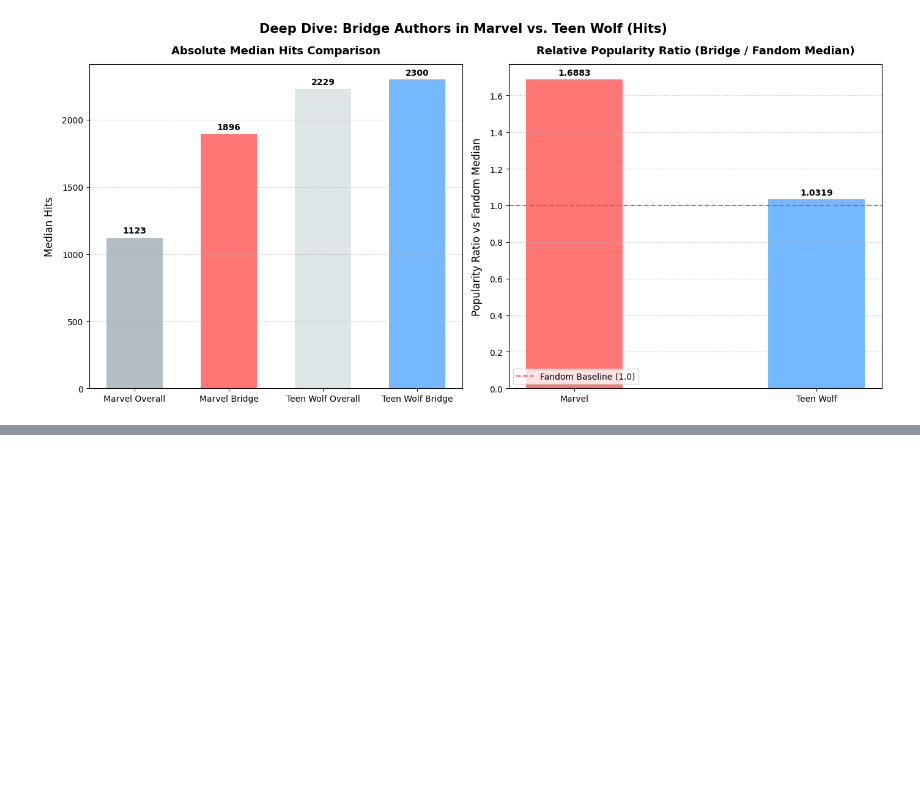
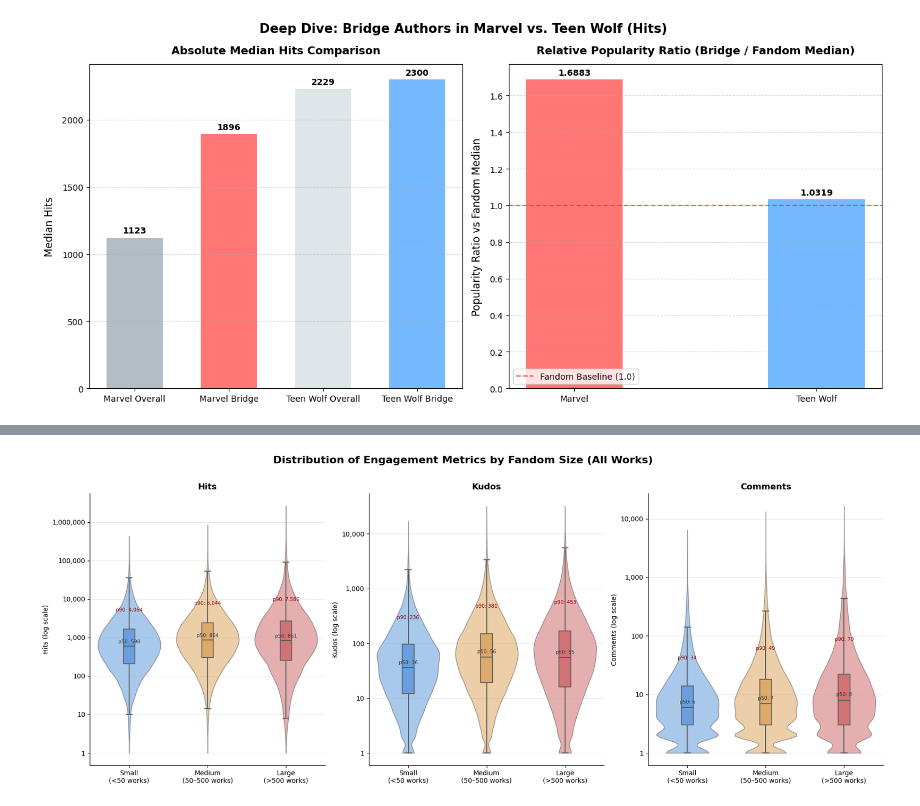
Before and after one commit to Eleonora232/ao3-project, a Jupyter notebook: popularity_analysis.ipynb, the cells around one changed output, grey strips where cells are left out. Cells and saved outputs as stored; diff of their text form; code cells hidden in the pictures; blank space fills up the shorter version.

Commit message:
Add fandom-size distribution analysis (all works + bridge authors, incl. content profile)

```diff
--- a/popularity_analysis.ipynb
+++ b/popularity_analysis.ipynb
@@ -357,0 +362,99 @@ Relative Popularity Ratio in Marvel: 1.6883
+# %%
+# ── 8. Hit / Kudos / Comment Distributions by Fandom Size ──────────────
+import numpy as np
+import matplotlib.pyplot as plt
+import matplotlib.ticker as mticker
+import seaborn as sns
+import pandas as pd
+
+# ── Fandom size segmentation ─────────────────────────────────────────────
+work_df = manipulated_df.copy()
+
+# Primary fandom tag already computed as fandom_tag_1
+fandom_counts = work_df['fandom_tag_1'].value_counts()
+
+def fandom_size_label(count):
+    if count < 50:
+        return 'Small\n(<50 works)'
+    elif count <= 500:
+        return 'Medium\n(50–500 works)'
+    else:
+        return 'Large\n(>500 works)'
+
+work_df['fandom_size'] = work_df['fandom_tag_1'].map(fandom_counts).apply(fandom_size_label)
+
+size_order = ['Small\n(<50 works)', 'Medium\n(50–500 works)', 'Large\n(>500 works)']
+size_palette = {'Small\n(<50 works)': '#4E9AF1',
+                'Medium\n(50–500 works)': '#F1A94E',
+                'Large\n(>500 works)': '#E05C5C'}
+
+metrics = ['Hits', 'Kudos', 'Comments']
+metric_labels = {'Hits': 'Hits (log scale)',
+                 'Kudos': 'Kudos (log scale)',
+                 'Comments': 'Comments (log scale)'}
+
+fig, axes = plt.subplots(1, 3, figsize=(18, 7), sharey=False)
+fig.suptitle('Distribution of Engagement Metrics by Fandom Size (All Works)',
+             fontsize=16, fontweight='bold', y=1.01)
+
+for ax, metric in zip(axes, metrics):
+    plot_data = work_df[['fandom_size', metric]].dropna()
+    plot_data = plot_data[plot_data[metric] > 0].copy()
+    plot_data['log_metric'] = np.log10(plot_data[metric])
+
+    sns.violinplot(data=plot_data, x='fandom_size', y='log_metric',
+                   order=size_order, palette=size_palette,
+                   inner=None, cut=0, alpha=0.55, ax=ax)
+    sns.boxplot(data=plot_data, x='fandom_size', y='log_metric',
+                order=size_order, palette=size_palette,
+                width=0.15, fliersize=0, linewidth=1.5,
+                boxprops=dict(alpha=0.9), ax=ax)
+
+    # Annotate p50 and p90
+    for i, sz in enumerate(size_order):
+        vals = plot_data.loc[plot_data['fandom_size'] == sz, metric]
+        if len(vals) == 0:
+            continue
+        p50 = np.percentile(vals, 50)
+        p90 = np.percentile(vals, 90)
+        ax.text(i, np.log10(p50) + 0.05, f'p50: {int(p50):,}',
+                ha='center', va='bottom', fontsize=7.5, color='#333')
+        ax.text(i, np.log10(p90) + 0.05, f'p90: {int(p90):,}',
+                ha='center', va='bottom', fontsize=7.5, color='#8B0000')
+
+    ax.set_title(metric, fontsize=13, fontweight='semibold')
+    ax.set_xlabel('')
+    ax.set_ylabel(metric_labels[metric], fontsize=10)
+    ax.yaxis.set_major_formatter(
+        mticker.FuncFormatter(lambda v, _: f'{10**v:,.0f}'))
+    ax.grid(axis='y', alpha=0.3)
+    sns.despine(ax=ax)
+
+plt.tight_layout()
+plt.savefig('docs/fandom_size_distributions_all.png', dpi=150,
+            bbox_inches='tight')
+plt.show()
+print('Saved: docs/fandom_size_distributions_all.png')
+
+# ── Print summary stats table ─────────────────────────────────────────────
+print('\n=== Percentile Summary (All Works) ===')
+rows = []
+for sz in size_order:
+    grp = work_df[work_df['fandom_size'] == sz]
+    n = len(grp)
+    for m in metrics:
+        vals = grp[m].dropna()
+        vals = vals[vals > 0]
+        rows.append({
+            'Fandom Size': sz.replace('\n', ' '),
+            'Metric': m,
+            'N': n,
+            'p10': int(np.percentile(vals, 10)) if len(vals) else None,
+            'p50': int(np.percentile(vals, 50)) if len(vals) else None,
+            'p90': int(np.percentile(vals, 90)) if len(vals) else None,
+            'p99': int(np.percentile(vals, 99)) if len(vals) else None,
+        })
+summary_all = pd.DataFrame(rows)
+print(summary_all.to_string(index=False))
+# %% [output]
+[figure, added]
```
Also changed, not shown: parts of 4 cells of this notebook, 3 other files.
